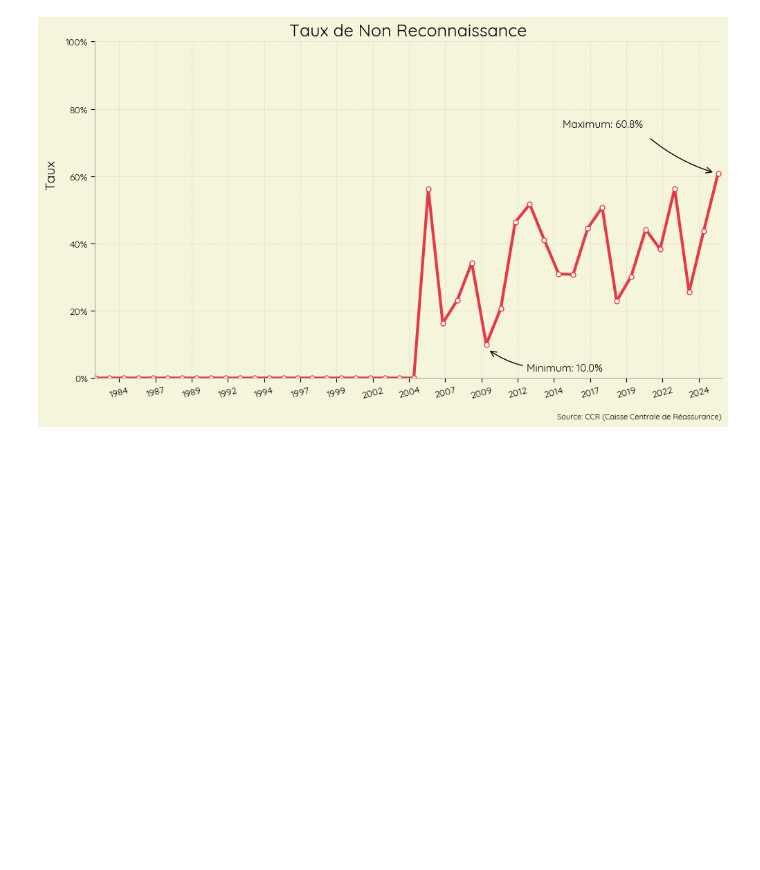
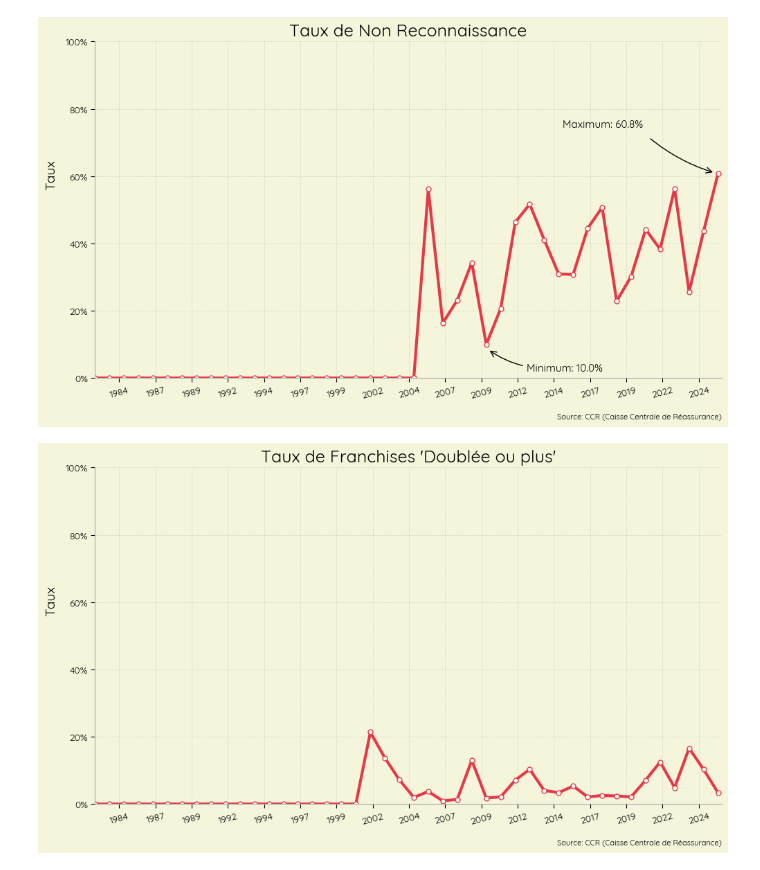
Before and after one commit to dataforgoodfr/14_PrixChangementClimatique, a Jupyter notebook: data/exploration/analysis_catnat_reco_franchise.ipynb, the cells around one changed output. Drawn from its saved outputs; the diff is of its cells as text; code cells hidden in the pictures; blank space fills up the shorter version.

Commit message:
Uploading chart and figures

```diff
--- a/data/exploration/analysis_catnat_reco_franchise.ipynb
+++ b/data/exploration/analysis_catnat_reco_franchise.ipynb
@@ -727,3 +768,7 @@ def line_chart_taux(df, font=None,
 line_chart_taux(ccr_details_df);
 # %% [output]
 [figure]
+# %%
+line_chart_taux(ccr_details_df, target_col="franchise");
+# %% [output]
+[figure, added]
```
Also changed, not shown: parts of 25 cells of this notebook.
